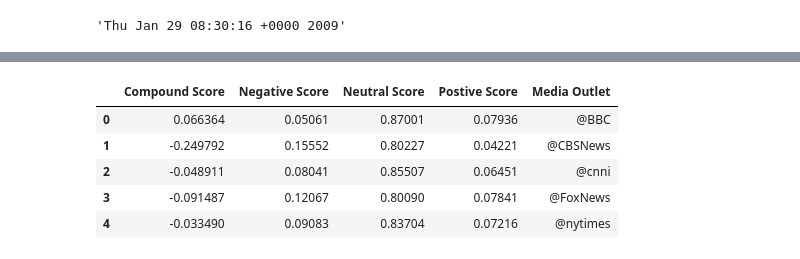
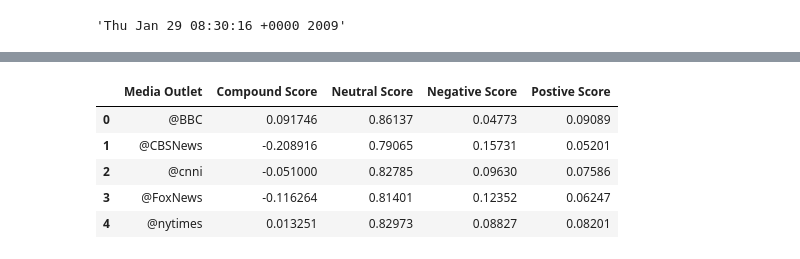
Before and after one commit to sinancengiz/social_analitics, a Jupyter notebook: main.ipynb, the cells around one changed output, grey strips where cells are left out. Saved outputs shown, nothing was run; the diff lists cells and outputs as text; code cells hidden in the pictures.

```diff
--- a/main.ipynb
+++ b/main.ipynb
@@ -160,12 +168,16 @@ plt.show()
-# %%
-overall_sentiments_df = pd.DataFrame(user_results_means_list)
-overall_sentiments_df["Media Outlet"] = target_user
-overall_sentiments_df
-# %% [output]
-|  | Compound Score | Negative Score | Neutral Score | Postive Score | Media Outlet |
-| 0 | 0.066364 | 0.05061 | 0.87001 | 0.07936 | @BBC |
-| 1 | -0.249792 | 0.15552 | 0.80227 | 0.04221 | @CBSNews |
-| 2 | -0.048911 | 0.08041 | 0.85507 | 0.06451 | @cnni |
-| 3 | -0.091487 | 0.12067 | 0.80090 | 0.07841 | @FoxNews |
-| 4 | -0.033490 | 0.09083 | 0.83704 | 0.07216 | @nytimes |
+# %%
+#create a dataframe from user results means data
+overall_sentiments_df = pd.DataFrame(user_results_means_list)
+#put target users in to the data frame
+overall_sentiments_df["Media Outlet"] = target_user
+#reorganising the collumns
+overall_sentiments_df = overall_sentiments_df[["Media Outlet","Compound Score","Neutral Score","Negative Score","Postive Score"]]
+overall_sentiments_df
+# %% [output]
+|  | Media Outlet | Compound Score | Neutral Score | Negative Score | Postive Score |
+| 0 | @BBC | 0.091746 | 0.86137 | 0.04773 | 0.09089 |
+| 1 | @CBSNews | -0.208916 | 0.79065 | 0.15731 | 0.05201 |
+| 2 | @cnni | -0.051000 | 0.82785 | 0.09630 | 0.07586 |
+| 3 | @FoxNews | -0.116264 | 0.81401 | 0.12352 | 0.06247 |
+| 4 | @nytimes | 0.013251 | 0.82973 | 0.08827 | 0.08201 |
 # %%
```
Also changed, not shown: parts of 9 cells of this notebook, 3 other files.
